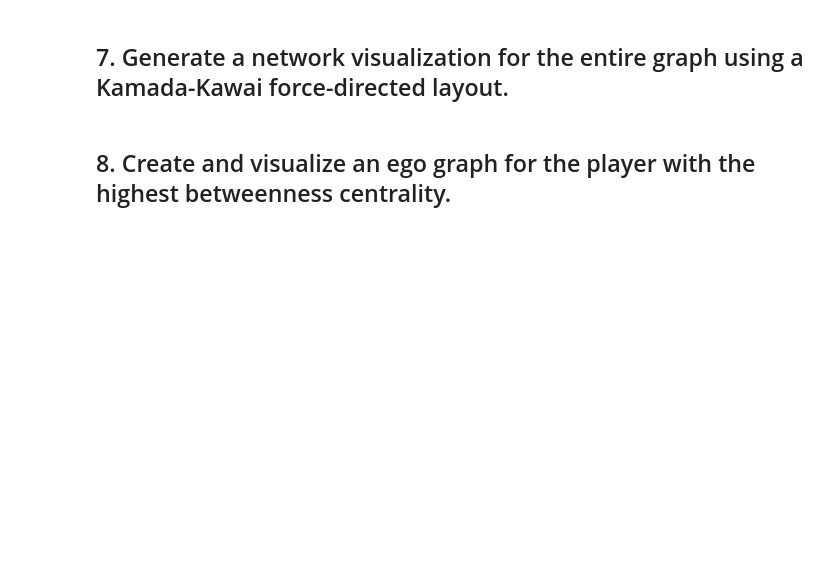
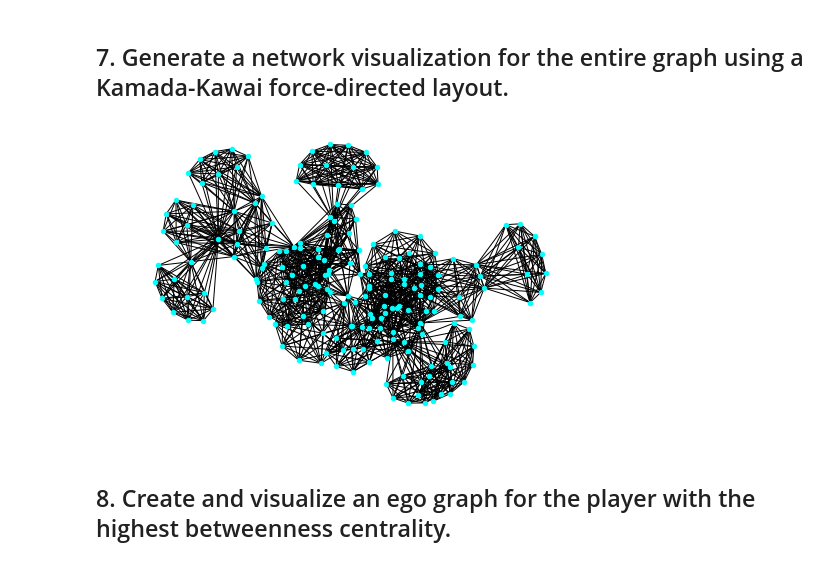
Before and after one commit to alejandroperela/datamad0119, a Jupyter notebook: module-2/lab-network-analysis/your-code/main.ipynb, the cells around one changed output. Saved outputs shown, nothing was run; the diff lists cells and outputs as text; code cells hidden in the pictures; blank space fills up the shorter version.

```diff
--- a/module-2/lab-network-analysis/your-code/main.ipynb
+++ b/module-2/lab-network-analysis/your-code/main.ipynb
@@ -41,3 +42,6 @@ def df_to_graph(df, entity, edge):
         graph_df = graph_df[[entity + '_x', entity + '_y', edge]]
 
     return graph_df
+
+graph_df = df_to_graph(basketball, 'Name', 'Games')
+graph_df.sort_values('Games', ascending=False).head()
@@ -54,3 +57,5 @@ nx.draw(G, node_size=20, node_color='cyan')
+# %%
+G = nx.from_pandas_edgelist(graph_df, 'Name_x', 'Name_y')
 # %% [markdown]
 ## 3. Compute and print the following graph statistics for the graph:
 
@@ -88,8 +118,8 @@ closeness
 # %% [markdown]
 ## 7. Generate a network visualization for the entire graph using a Kamada-Kawai force-directed layout.
 # %%
-nx.draw_circular(G, node_size=20, node_color='cyan')
-
 nx.draw_kamada_kawai(G, node_size=20, node_color='cyan')
+# %% [output]
+[figure, added]
 # %% [markdown]
 ## 8. Create and visualize an ego graph for the player with the highest betweenness centrality.
```
Also changed, not shown: parts of 16 cells of this notebook.
